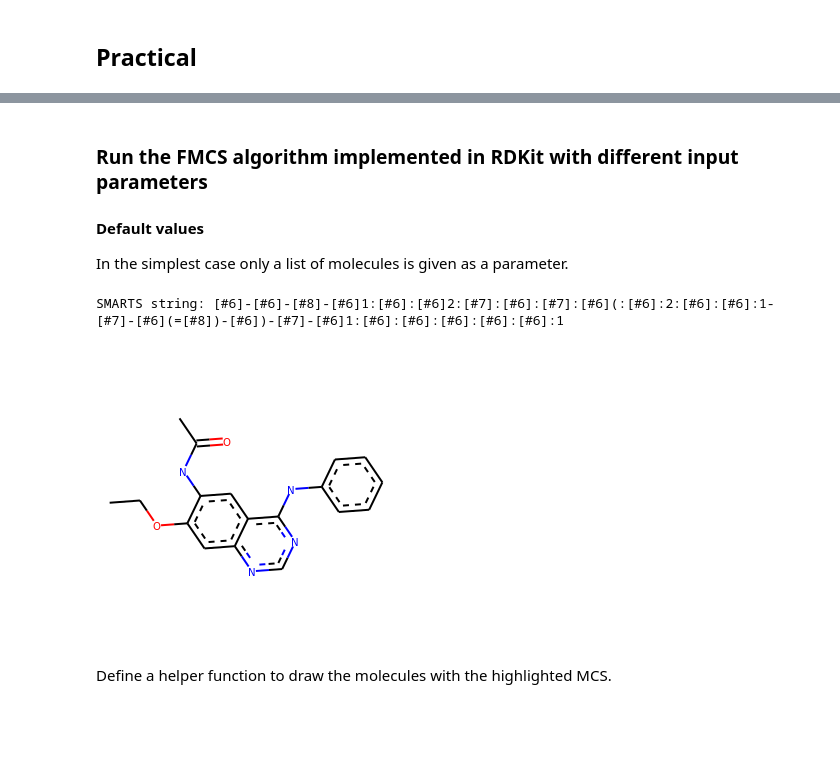
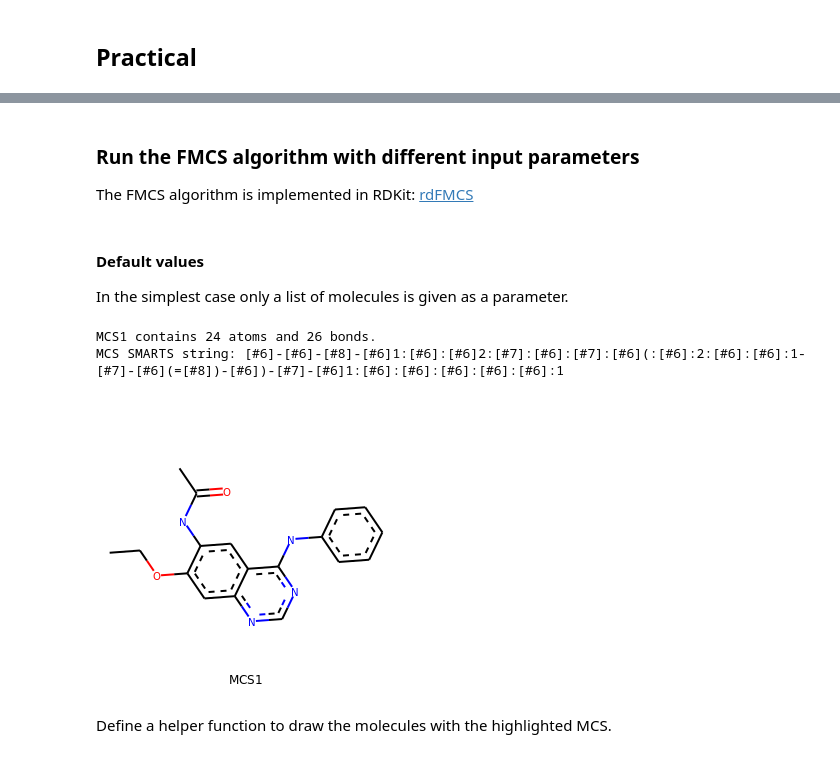
Before and after one commit to volkamerlab/teachopencadd, a Jupyter notebook: teachopencadd/talktorials/006_compound_maximum_common_substructures/talktorial.ipynb, the cells around one changed output, grey strips where cells are left out. Saved outputs shown, nothing was run; the diff lists cells and outputs as text; code cells hidden in the pictures; blank space fills up the shorter version.

```diff
--- a/teachopencadd/talktorials/006_compound_maximum_common_substructures/talktorial.ipynb
+++ b/teachopencadd/talktorials/006_compound_maximum_common_substructures/talktorial.ipynb
@@ -170,21 +174,25 @@ Set with 143 molecules loaded
 [drawing not drawn]
+# %% [markdown]
+### Run the FMCS algorithm with different input parameters
+
+The FMCS algorithm is implemented in RDKit: [rdFMCS](https://rdkit.org/docs/source/rdkit.Chem.rdFMCS.html)
 # %% [markdown]
-### Run the FMCS algorithm implemented in RDKit with different input parameters
-
 #### Default values
 
 In the simplest case only a list of molecules is given as a parameter.
 # %%
 mcs1 = rdFMCS.FindMCS(mols)
-print("SMARTS string:", mcs1.smartsString)
+print(f'MCS1 contains {mcs1.numAtoms} atoms and {mcs1.numBonds} bonds.')
+print("MCS SMARTS string:", mcs1.smartsString)
 # TODO: CI mcs1.smartsString
 
-# Draw substructure
+# Draw substructure from Smarts
 m1 = Chem.MolFromSmarts(mcs1.smartsString)
-Draw.MolToImage(m1)
+Draw.MolToImage(m1, legend='MCS1')
 # %% [output]
-SMARTS string: [#6]-[#6]-[#8]-[#6]1:[#6]:[#6]2:[#7]:[#6]:[#7]:[#6](:[#6]:2:[#6]:[#6]:1-[#7]-[#6](=[#8])-[#6])-[#7]-[#6]1:[#6]:[#6]:[#6]:[#6]:[#6]:1
+MCS1 contains 24 atoms and 26 bonds.
+MCS SMARTS string: [#6]-[#6]-[#8]-[#6]1:[#6]:[#6]2:[#7]:[#6]:[#7]:[#6](:[#6]:2:[#6]:[#6]:1-[#7]-[#6](=[#8])-[#6])-[#7]-[#6]1:[#6]:[#6]:[#6]:[#6]:[#6]:1
-[figure, old version]
+[figure, new version]
 # %% [markdown]
 Define a helper function to draw the molecules with the highlighted MCS.
 # %%
```
Also changed, not shown: parts of 32 cells of this notebook, 1 other file.
